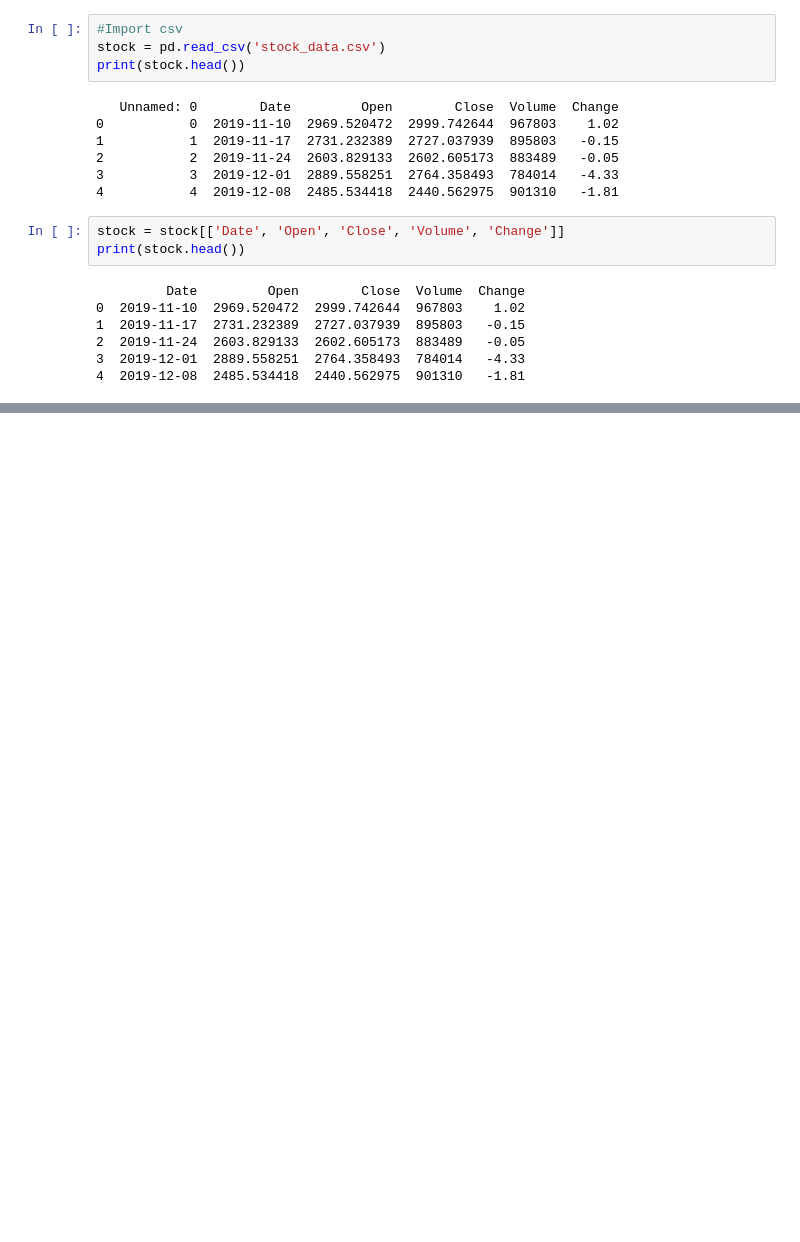
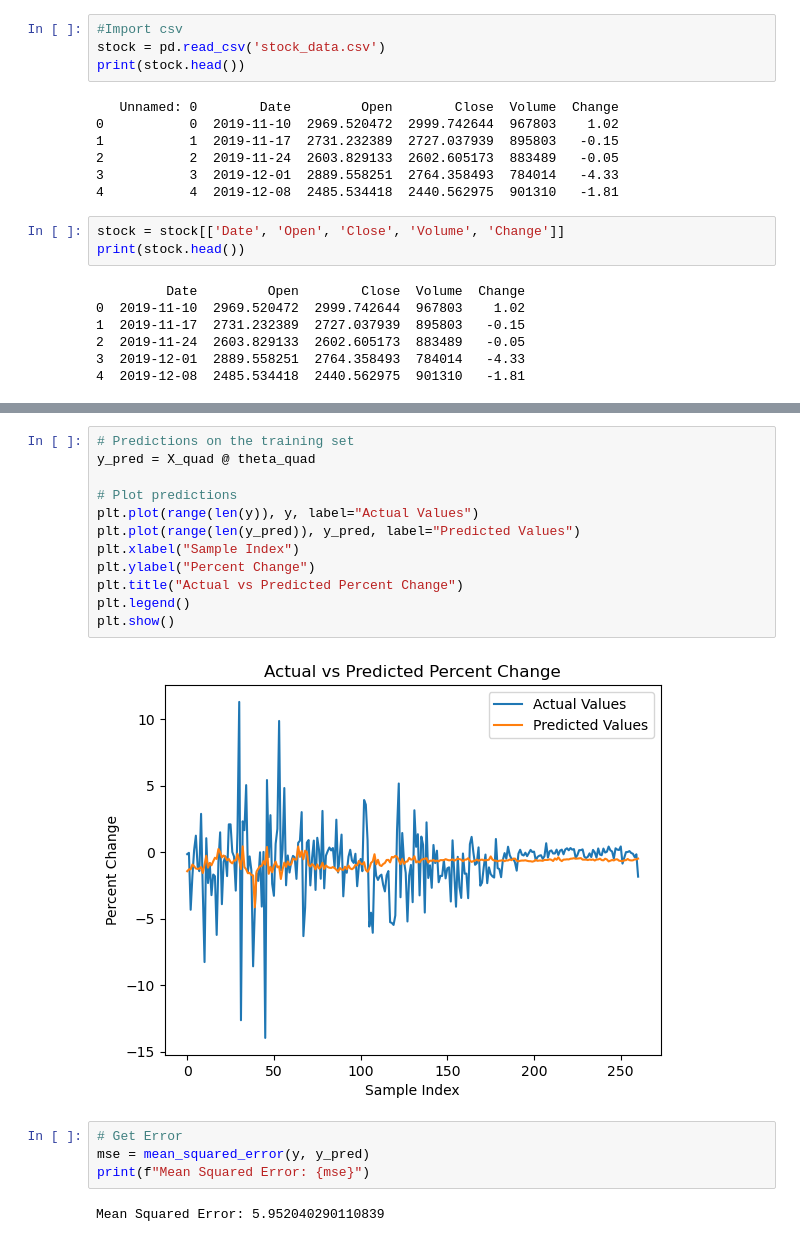
Before and after one commit to ivng8/9K-Stock-Ticker, a Jupyter notebook: ML-Models.ipynb, the cells around one changed output, grey strips where cells are left out. Drawn from its saved outputs; the diff is of its cells as text; blank space fills up the shorter version.

```diff
--- a/ML-Models.ipynb
+++ b/ML-Models.ipynb
@@ -25,0 +135,20 @@ print(stock.head())
+# %%
+# Predictions on the training set
+y_pred = X_quad @ theta_quad
+
+# Plot predictions
+plt.plot(range(len(y)), y, label="Actual Values")
+plt.plot(range(len(y_pred)), y_pred, label="Predicted Values")
+plt.xlabel("Sample Index")
+plt.ylabel("Percent Change")
+plt.title("Actual vs Predicted Percent Change")
+plt.legend()
+plt.show()
+# %% [output]
+[figure, added]
+# %%
+# Get Error
+mse = mean_squared_error(y, y_pred)
+print(f"Mean Squared Error: {mse}")
+# %% [output]
+Mean Squared Error: 5.952040290110839
```
Also changed, not shown: parts of 12 cells of this notebook.
